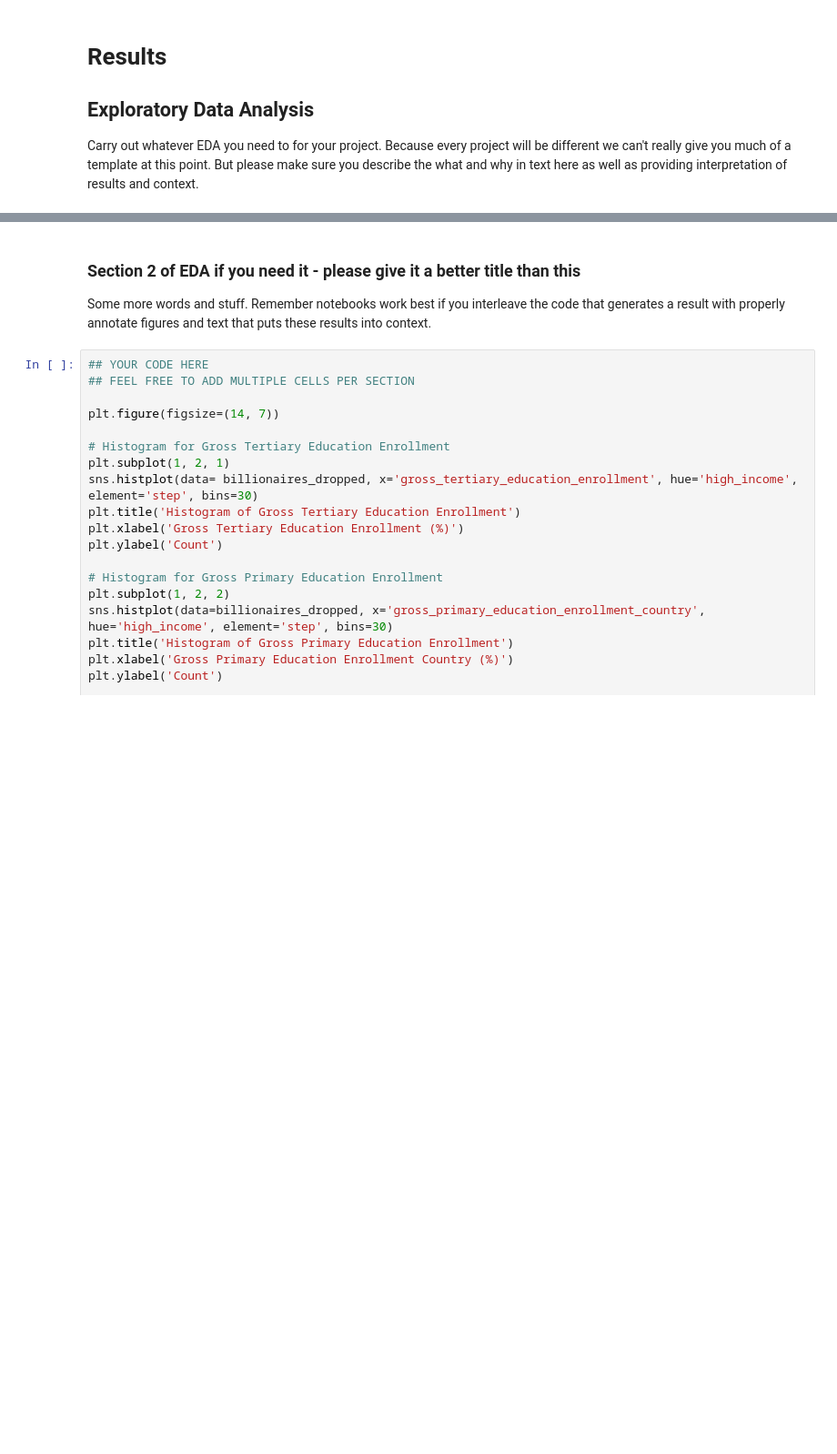
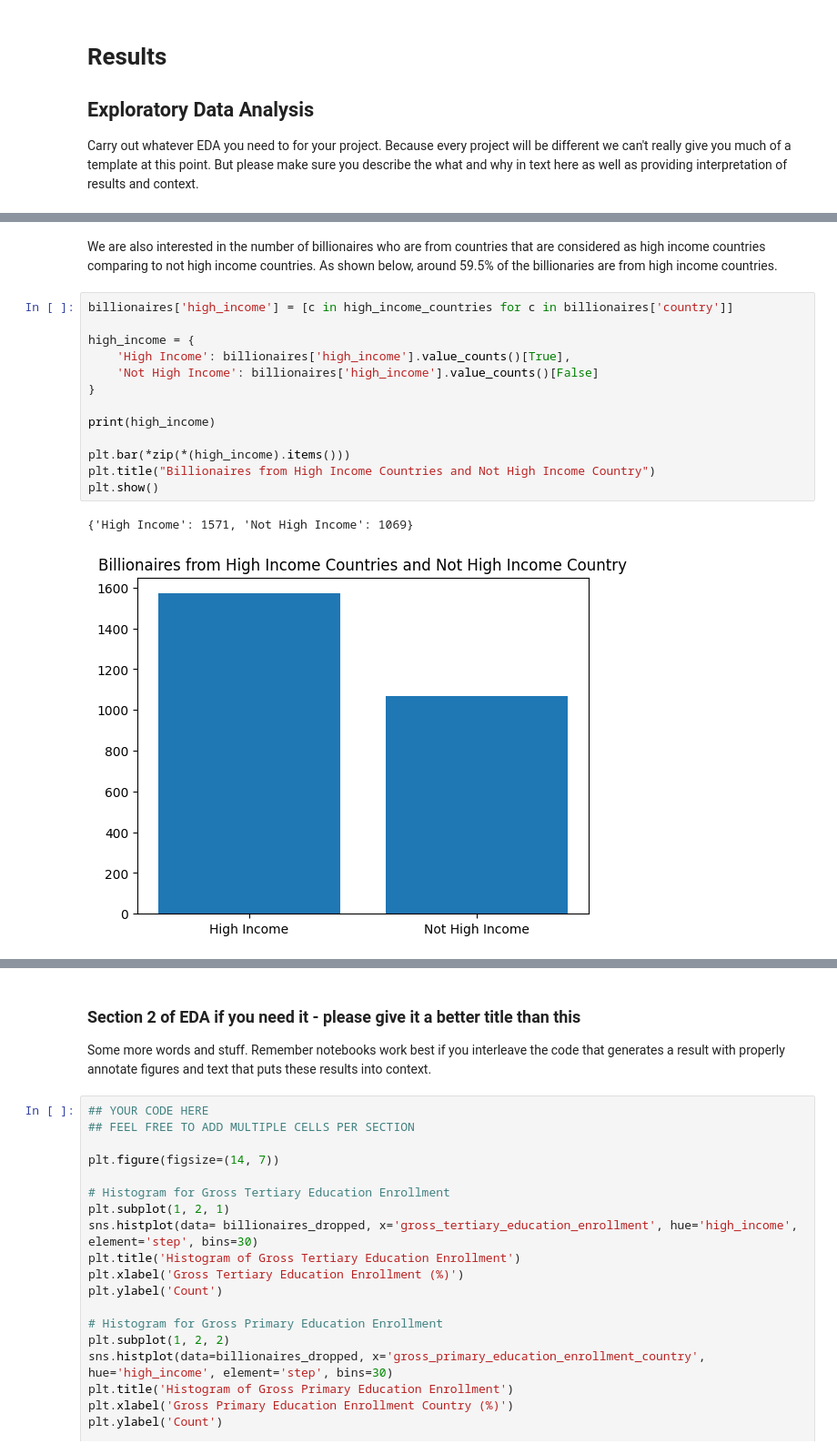
Before and after one commit to jteh188/Billionaires-Statistics-Data-Analysis, a Jupyter notebook: EDACheckpoint_Group026_WI24.ipynb, the cells around one changed output, grey strips where cells are left out. Shown: that part at 91% size. Saved outputs shown, nothing was run; the diff lists cells and outputs as text; blank space fills up the shorter version.

```diff
--- a/EDACheckpoint_Group026_WI24.ipynb
+++ b/EDACheckpoint_Group026_WI24.ipynb
@@ -237,0 +306,18 @@ Some more words and stuff.  Remember notebooks work best if you interleave the c
+# %% [markdown]
+We are also interested in the number of billionaires who are from countries that are considered as high income countries comparing to not high income countries. As shown below, around 59.5% of the billionaries are from high income countries.
+# %%
+billionaires['high_income'] = [c in high_income_countries for c in billionaires['country']]
+
+high_income = {
+    'High Income': billionaires['high_income'].value_counts()[True],
+    'Not High Income': billionaires['high_income'].value_counts()[False]
+}
+
+print(high_income)
+
+plt.bar(*zip(*(high_income).items()))
+plt.title("Billionaires from High Income Countries and Not High Income Country")
+plt.show()
+# %% [output]
+{'High Income': 1571, 'Not High Income': 1069}
+[figure, added]
```
Also changed, not shown: parts of 28 cells of this notebook.
